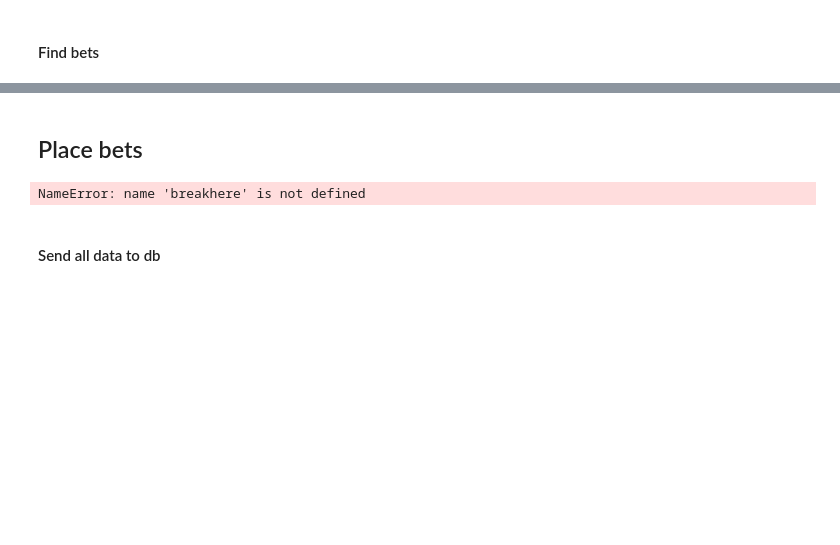
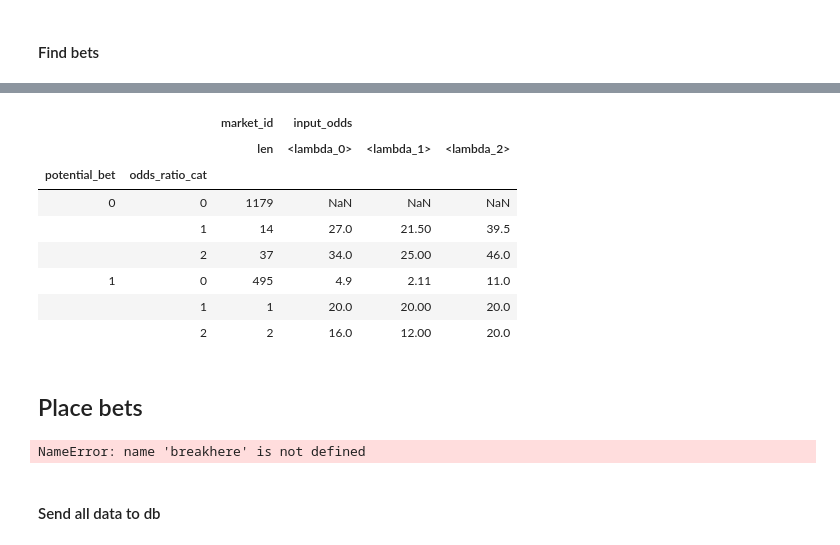
Before and after one commit to AngusMcKay/free_money, a Jupyter notebook: tote/Betfair get odds and place bets - football.ipynb, the cells around one changed output, grey strips where cells are left out. Cells and saved outputs as stored; diff of their text form; code cells hidden in the pictures; blank space fills up the shorter version.

```diff
--- a/tote/Betfair get odds and place bets - football.ipynb
+++ b/tote/Betfair get odds and place bets - football.ipynb
@@ -777,3 +888,21 @@ output_df.loc[
+# %%
+output_df2['odds_ratio_cat'] = 0
+output_df2.loc[output_df2['odds_ratio'].between(1.2, 1.25), 'odds_ratio_cat'] = 1
+output_df2.loc[output_df2['odds_ratio']>1.25, 'odds_ratio_cat'] = 2
+output_df2.groupby(['potential_bet', 'odds_ratio_cat']).agg({
+    'market_id': len,
+    'input_odds': [lambda x: np.quantile(x, 0.5), lambda x: np.quantile(x, 0.25), lambda x: np.quantile(x, 0.75)]
+})
+# %% [output]
+|  |  | market_id | input_odds |  |  |
+|  |  | len | <lambda_0> | <lambda_1> | <lambda_2> |
+| potential_bet | odds_ratio_cat |  |  |  |  |
+| 0 | 0 | 1179 | NaN | NaN | NaN |
+|  | 1 | 14 | 27.0 | 21.50 | 39.5 |
+|  | 2 | 37 | 34.0 | 25.00 | 46.0 |
+| 1 | 0 | 495 | 4.9 | 2.11 | 11.0 |
+|  | 1 | 1 | 20.0 | 20.00 | 20.0 |
+|  | 2 | 2 | 16.0 | 12.00 | 20.0 |
 # %% [markdown]
 ## Place bets
 # %%
```
Also changed, not shown: parts of 34 cells of this notebook, 6 other files.
